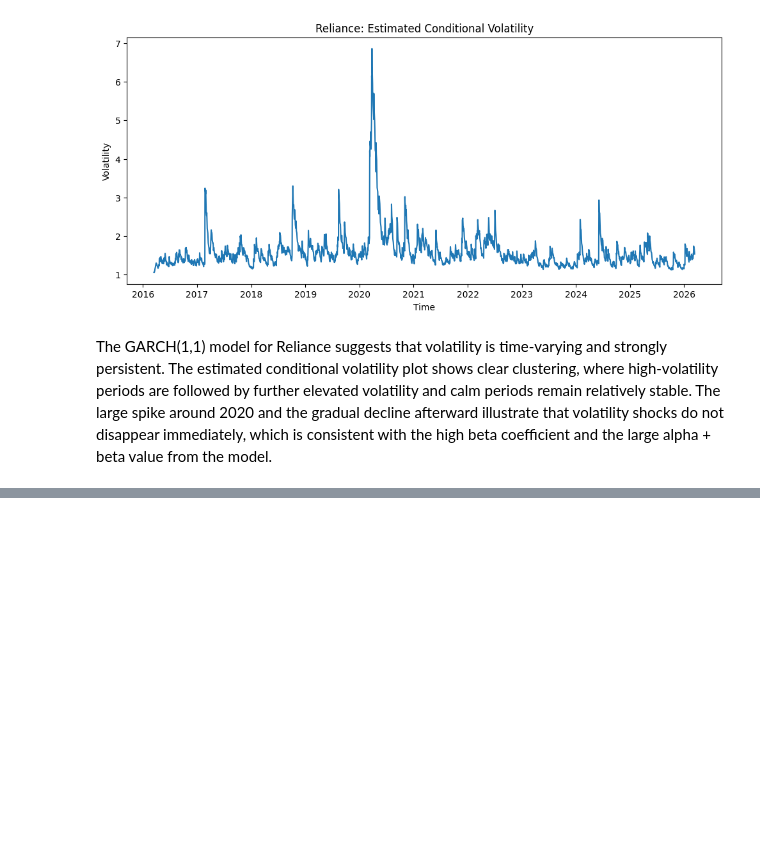
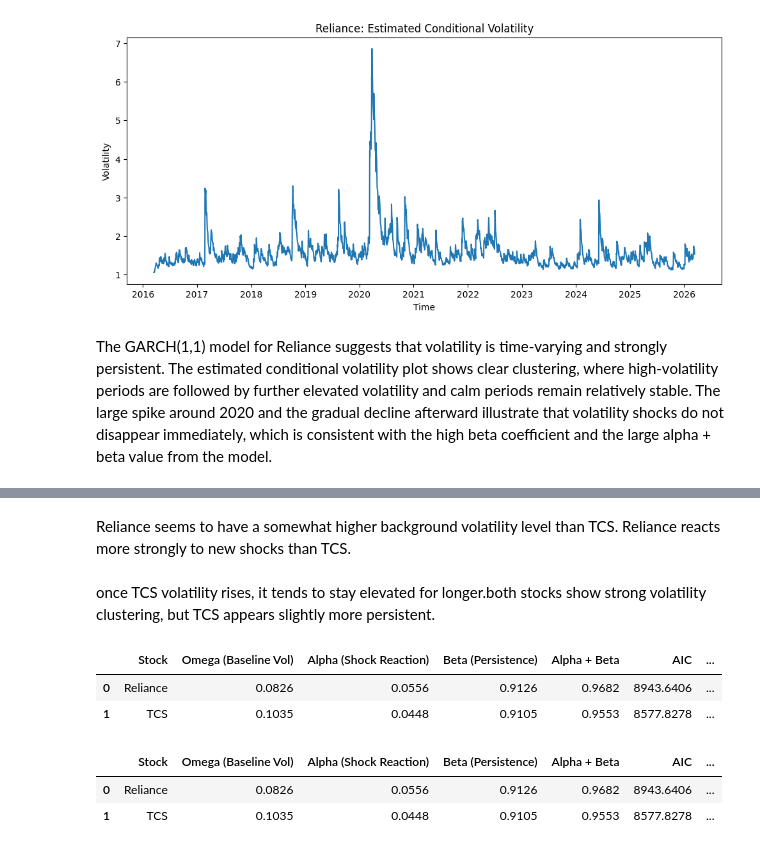
Before and after one commit to sYanXO/Volatility-Regime-Analysis, a Jupyter notebook: Arch_and_Garch_Models.ipynb, the cells around one changed output, grey strips where cells are left out. Cells and saved outputs as stored; diff of their text form; code cells hidden in the pictures; blank space fills up the shorter version.

```diff
--- a/Arch_and_Garch_Models.ipynb
+++ b/Arch_and_Garch_Models.ipynb
@@ -158,0 +287,51 @@ The GARCH(1,1) model for Reliance suggests that volatility is time-varying and s
+# %% [markdown]
+Reliance seems to have a somewhat higher background volatility level than TCS.
+Reliance reacts more strongly to new shocks than TCS.
+# %% [markdown]
+once TCS volatility rises, it tends to stay elevated for longer.both stocks show strong volatility clustering, but TCS appears slightly more persistent.
+# %%
+import pandas as pd
+
+# Reliance values
+rel_omega = garch_t_results.params["omega"]
+rel_alpha = garch_t_results.params["alpha[1]"]
+rel_beta  = garch_t_results.params["beta[1]"]
+rel_ab    = rel_alpha + rel_beta
+rel_aic   = garch_t_results.aic
+rel_bic   = garch_t_results.bic
+
+# TCS values
+tcs_omega = second_results.params["omega"]
+tcs_alpha = second_results.params["alpha[1]"]
+tcs_beta  = second_results.params["beta[1]"]
+tcs_ab    = tcs_alpha + tcs_beta
+tcs_aic   = second_results.aic
+tcs_bic   = second_results.bic
+
+comparison = pd.DataFrame({
+    "Stock": ["Reliance", "TCS"],
+    "Omega (Baseline Vol)": [rel_omega, tcs_omega],
+    "Alpha (Shock Reaction)": [rel_alpha, tcs_alpha],
+    "Beta (Persistence)": [rel_beta, tcs_beta],
+    "Alpha + Beta": [rel_ab, tcs_ab],
+    "AIC": [rel_aic, tcs_aic],
+    "BIC": [rel_bic, tcs_bic]
+})
+
+comparison = comparison.round(4)
+display(comparison)
+# %% [output]
+|  | Stock | Omega (Baseline Vol) | Alpha (Shock Reaction) | Beta (Persistence) | Alpha + Beta | AIC | ... |
+| 0 | Reliance | 0.0826 | 0.0556 | 0.9126 | 0.9682 | 8943.6406 | ... |
+| 1 | TCS | 0.1035 | 0.0448 | 0.9105 | 0.9553 | 8577.8278 | ... |
+# %%
+comparison["Interpretation"] = [
+    "More reactive to shocks",
+    "More persistent volatility"
+]
+
+comparison
+# %% [output]
+|  | Stock | Omega (Baseline Vol) | Alpha (Shock Reaction) | Beta (Persistence) | Alpha + Beta | AIC | ... |
+| 0 | Reliance | 0.0826 | 0.0556 | 0.9126 | 0.9682 | 8943.6406 | ... |
+| 1 | TCS | 0.1035 | 0.0448 | 0.9105 | 0.9553 | 8577.8278 | ... |
```
Also changed, not shown: parts of 13 cells of this notebook.
